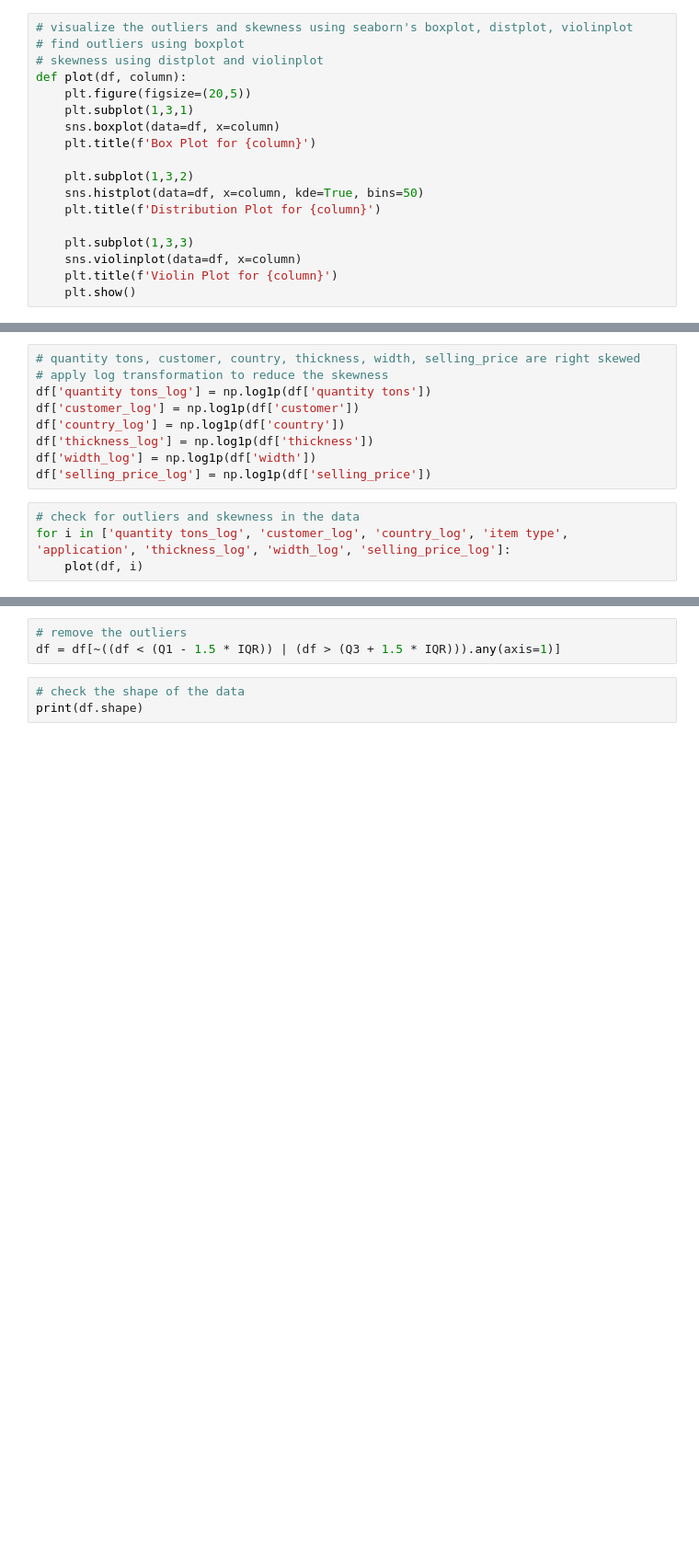
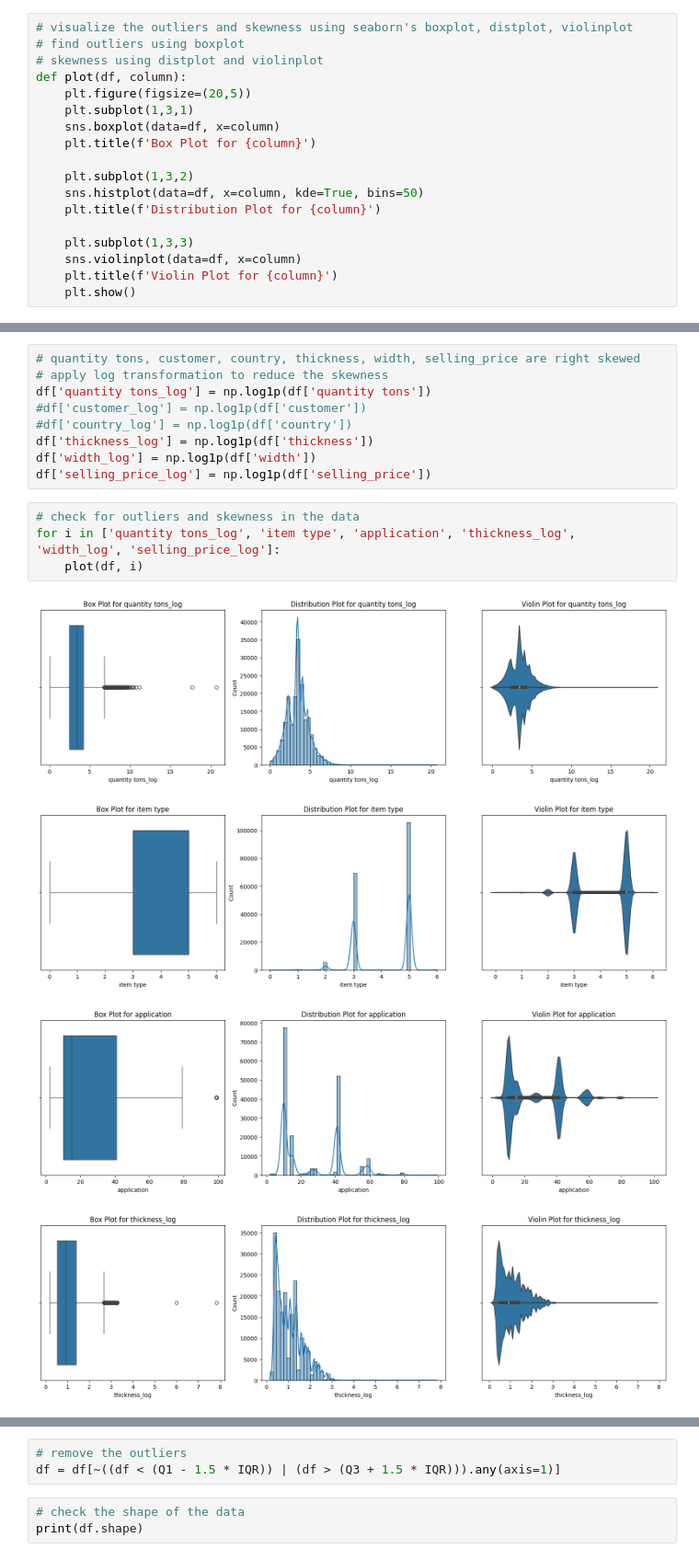
Before and after one commit to gkrishna247/copper-forge, a Jupyter notebook: program.ipynb, the cells around one changed output, grey strips where cells are left out. Shown at 92% size. Saved outputs shown, nothing was run; the diff lists cells and outputs as text; blank space fills up the shorter version.

```diff
--- a/program.ipynb
+++ b/program.ipynb
@@ -262,12 +481,17 @@ for i in ['quantity tons', 'customer', 'country', 'item type', 'application', 't
 # quantity tons, customer, country, thickness, width, selling_price are right skewed
 # apply log transformation to reduce the skewness
 df['quantity tons_log'] = np.log1p(df['quantity tons'])
-df['customer_log'] = np.log1p(df['customer'])
-df['country_log'] = np.log1p(df['country'])
+#df['customer_log'] = np.log1p(df['customer'])
+#df['country_log'] = np.log1p(df['country'])
 df['thickness_log'] = np.log1p(df['thickness'])
 df['width_log'] = np.log1p(df['width'])
 df['selling_price_log'] = np.log1p(df['selling_price'])
 # %%
 # check for outliers and skewness in the data
-for i in ['quantity tons_log', 'customer_log', 'country_log', 'item type', 'application', 'thickness_log', 'width_log', 'selling_price_log']:
+for i in ['quantity tons_log', 'item type', 'application', 'thickness_log', 'width_log', 'selling_price_log']:
     plot(df, i)
+# %% [output]
+[figure, added]
+[figure, added]
+[figure, added]
+[figure, added]
```
Also changed, not shown: parts of 45 cells of this notebook, 1 other file.
